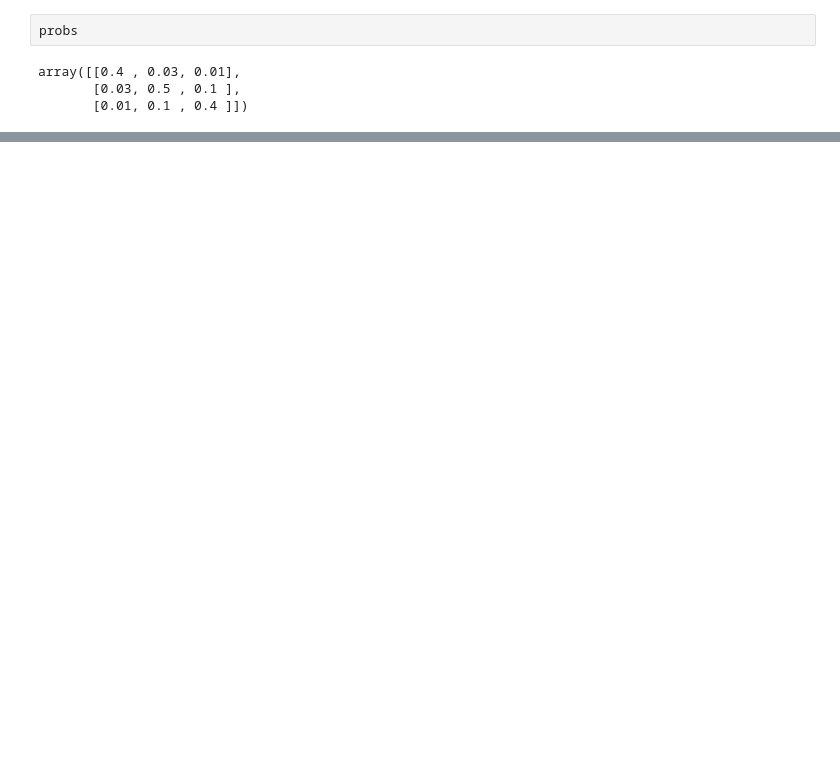
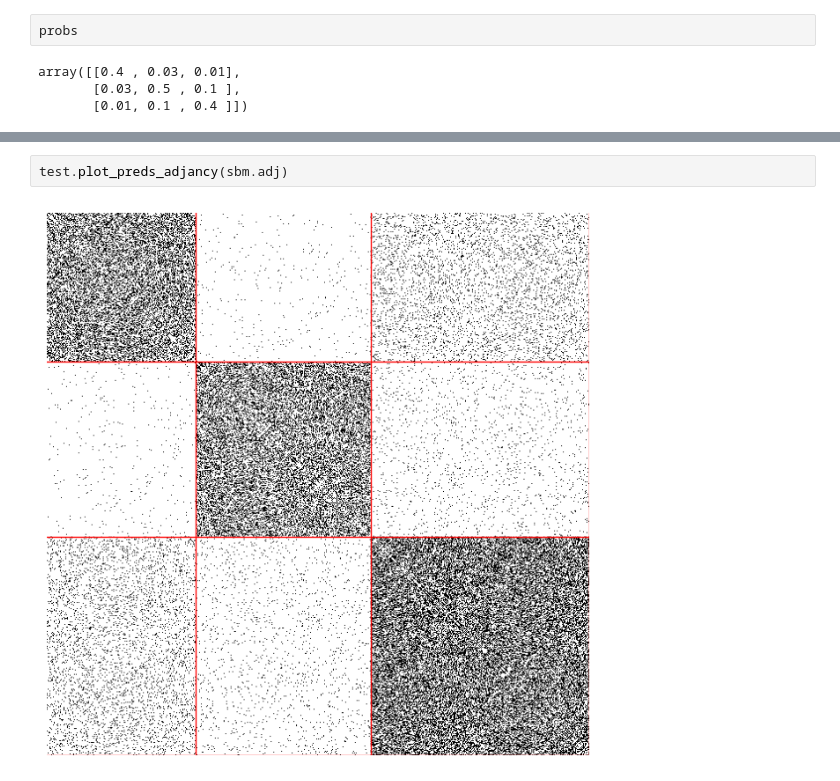
Before and after one commit to QMoayedpour/PGM_MVA, a Jupyter notebook: ntbk/vizu_graph.ipynb, the cells around one changed output, grey strips where cells are left out. Cells and saved outputs as stored; diff of their text form; blank space fills up the shorter version.

```diff
--- a/ntbk/vizu_graph.ipynb
+++ b/ntbk/vizu_graph.ipynb
@@ -260 +252,5 @@ axes[1].imshow(__)
+# %%
+test.plot_preds_adjancy(sbm.adj)
+# %% [output]
+[figure, added]
 # %%
```
Also changed, not shown: parts of 14 cells of this notebook, 1 other file.
